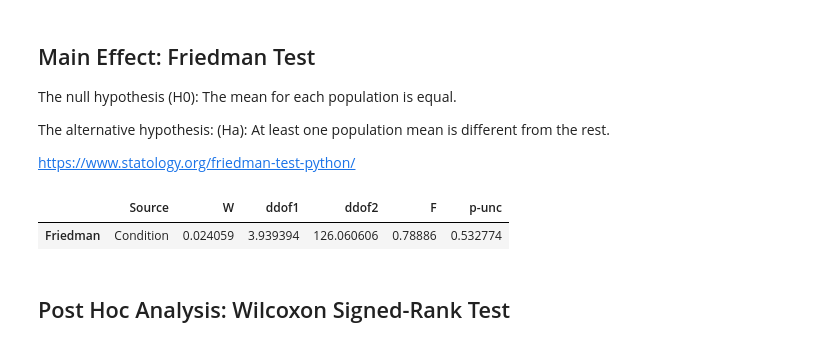
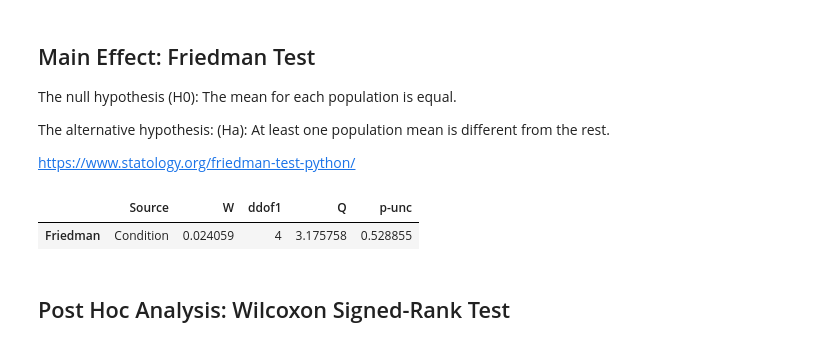
Before and after one commit to m-agat/mother_infant_neural_synchrony, a Jupyter notebook: statistical_analysis.ipynb, the cells around one changed output. Drawn from its saved outputs; the diff is of its cells as text; code cells hidden in the pictures.

```diff
--- a/statistical_analysis.ipynb
+++ b/statistical_analysis.ipynb
@@ -149,10 +157,9 @@ The alternative hypothesis: (Ha): At least one population mean is different from
 
 https://www.statology.org/friedman-test-python/
 # %%
-# Perform Friedman test
-pg.friedman(data=df_melted_alpha, dv='Synchrony', within='Condition', subject = 'id', method = 'f')
+pg.friedman(data=df_melted_alpha, dv='Synchrony', within='Condition', subject = 'id', method = 'chisq')
 # %% [output]
-|  | Source | W | ddof1 | ddof2 | F | p-unc |
-| Friedman | Condition | 0.024059 | 3.939394 | 126.060606 | 0.78886 | 0.532774 |
+|  | Source | W | ddof1 | Q | p-unc |
+| Friedman | Condition | 0.024059 | 4 | 3.175758 | 0.528855 |
 # %% [markdown]
 ## Post Hoc Analysis: Wilcoxon Signed-Rank Test
```
Also changed, not shown: parts of 12 cells of this notebook, 6 other files.
